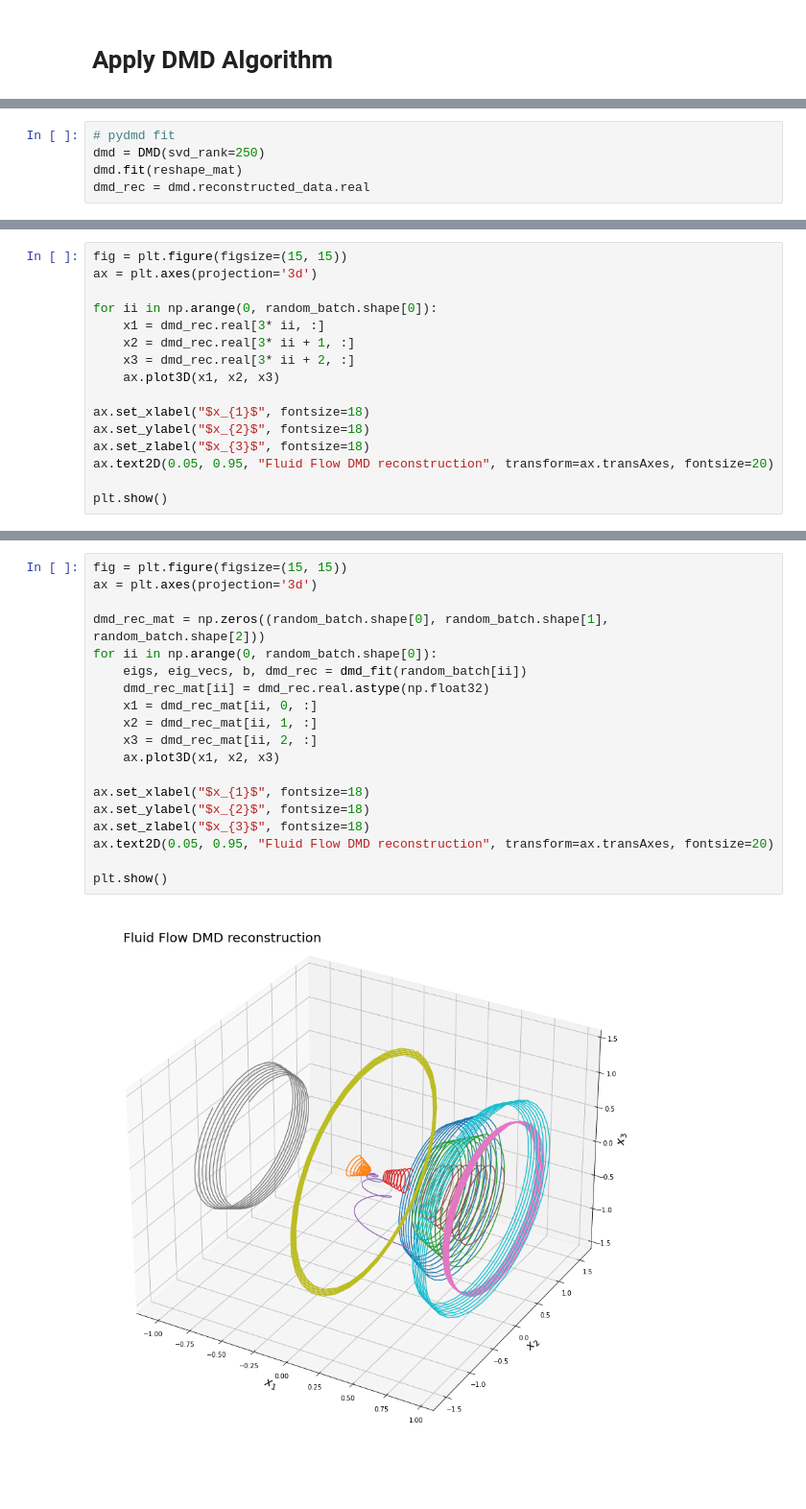
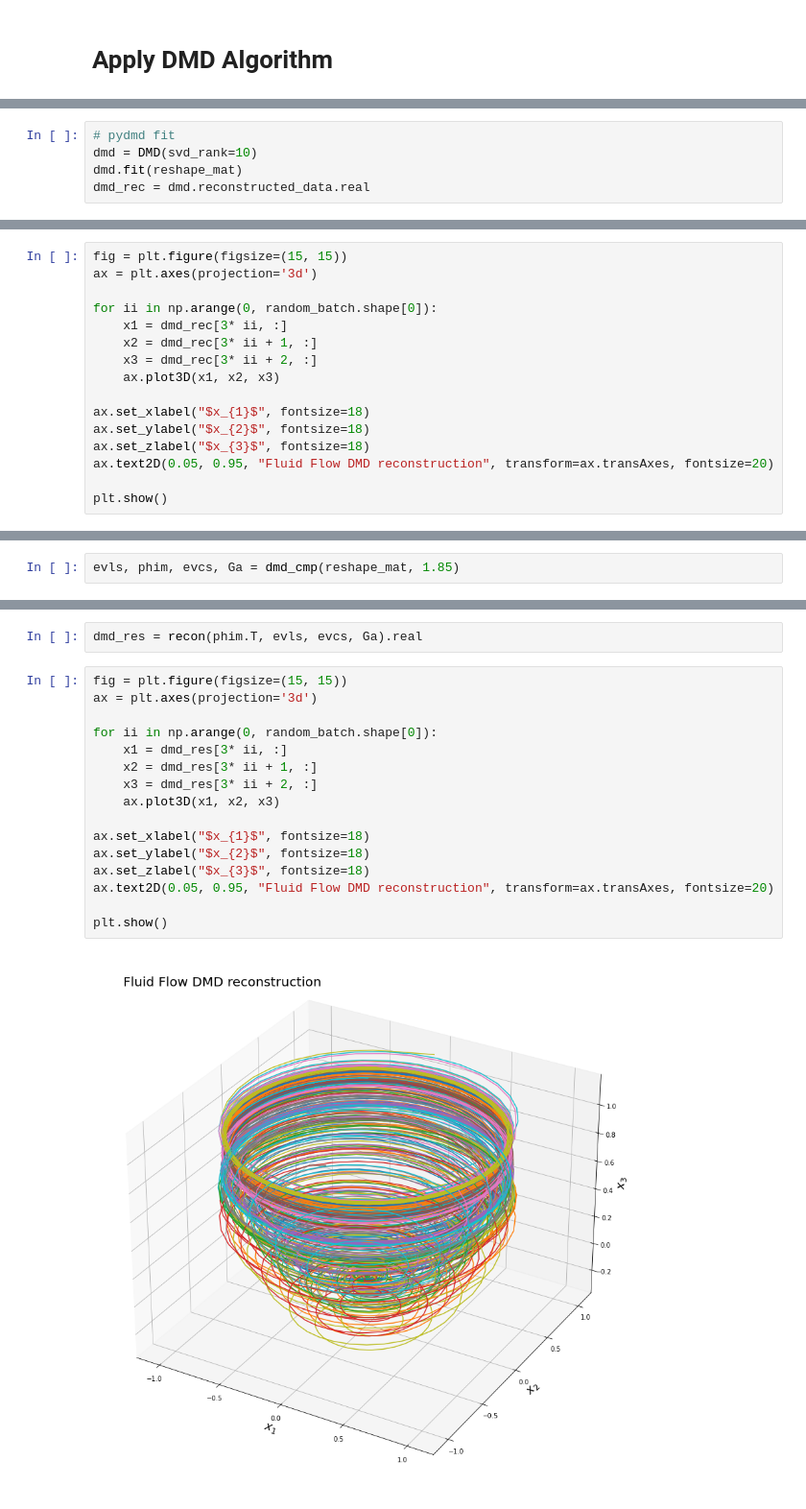
Before and after one commit to opaliss/dmd_autoencoder, a Jupyter notebook: dmd_autoencoder_ex_3.ipynb, the cells around one changed output, grey strips where cells are left out. Shown at 96% size. Saved outputs shown, nothing was run; the diff lists cells and outputs as text; blank space fills up the shorter version.

```diff
--- a/dmd_autoencoder_ex_3.ipynb
+++ b/dmd_autoencoder_ex_3.ipynb
@@ -230,5 +261,5 @@ reshape_mat.shape
 # %%
 # pydmd fit
-dmd = DMD(svd_rank=250)
+dmd = DMD(svd_rank=10)
 dmd.fit(reshape_mat)
 dmd_rec = dmd.reconstructed_data.real
@@ -237,9 +306,9 @@ fig = plt.figure(figsize=(15, 15))
 ax = plt.axes(projection='3d')
 
 for ii in np.arange(0, random_batch.shape[0]):
-    x1 = dmd_rec.real[3* ii, :]
-    x2 = dmd_rec.real[3* ii + 1, :]
-    x3 = dmd_rec.real[3* ii + 2, :]
+    x1 = dmd_rec[3* ii, :]
+    x2 = dmd_rec[3* ii + 1, :]
+    x3 = dmd_rec[3* ii + 2, :]
     ax.plot3D(x1, x2, x3)
 
 ax.set_xlabel("$x_{1}$", fontsize=18)
@@ -252,0 +338,2 @@ plt.show()
+# %%
+evls, phim, evcs, Ga = dmd_cmp(reshape_mat, 1.85)
@@ -253,21 +356,20 @@ plt.show()
+# %%
+dmd_res = recon(phim.T, evls, evcs, Ga).real
 # %%
 fig = plt.figure(figsize=(15, 15))
 ax = plt.axes(projection='3d')
 
-dmd_rec_mat = np.zeros((random_batch.shape[0], random_batch.shape[1], random_batch.shape[2]))
 for ii in np.arange(0, random_batch.shape[0]):
-    eigs, eig_vecs, b, dmd_rec = dmd_fit(random_batch[ii])
-    dmd_rec_mat[ii] = dmd_rec.real.astype(np.float32)
-    x1 = dmd_rec_mat[ii, 0, :]
-    x2 = dmd_rec_mat[ii, 1, :]
-    x3 = dmd_rec_mat[ii, 2, :]
+    x1 = dmd_res[3* ii, :]
+    x2 = dmd_res[3* ii + 1, :]
+    x3 = dmd_res[3* ii + 2, :]
     ax.plot3D(x1, x2, x3)
 
 ax.set_xlabel("$x_{1}$", fontsize=18)
 ax.set_ylabel("$x_{2}$", fontsize=18)
 ax.set_zlabel("$x_{3}$", fontsize=18)
 ax.text2D(0.05, 0.95, "Fluid Flow DMD reconstruction", transform=ax.transAxes, fontsize=20)
 
 plt.show()
 # %% [output]
-[figure, old version]
+[figure, new version]
```
Also changed, not shown: parts of 25 cells of this notebook, 1 other file.
